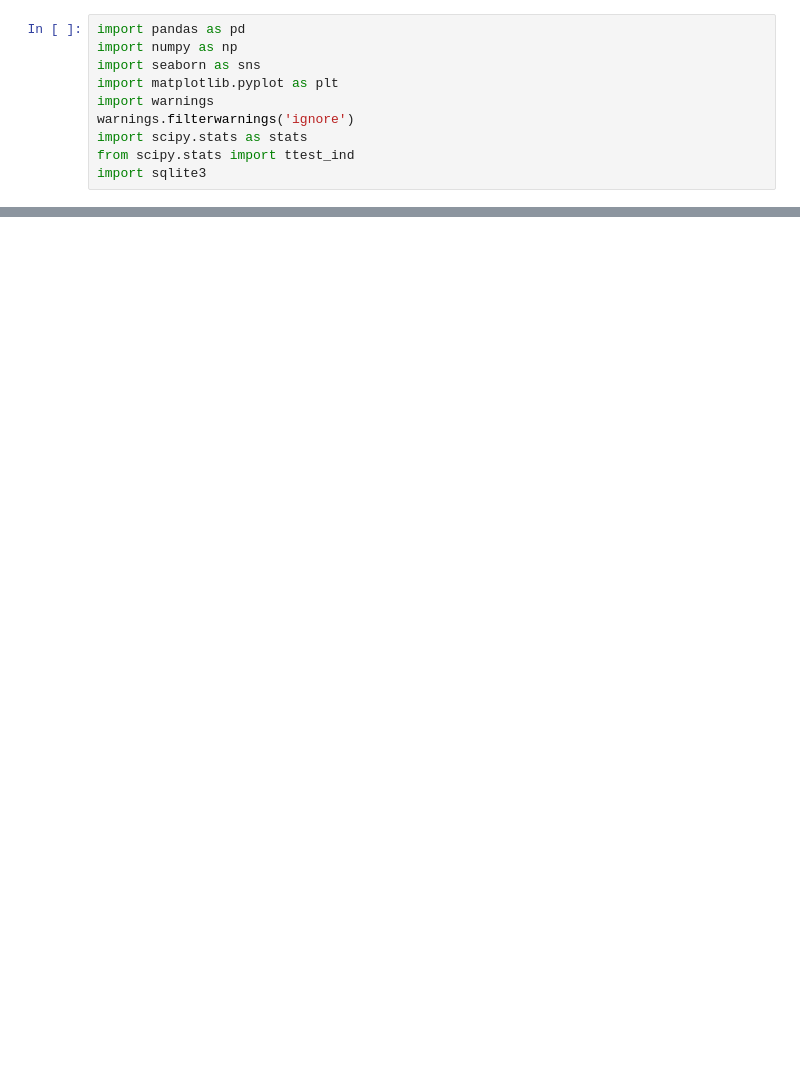
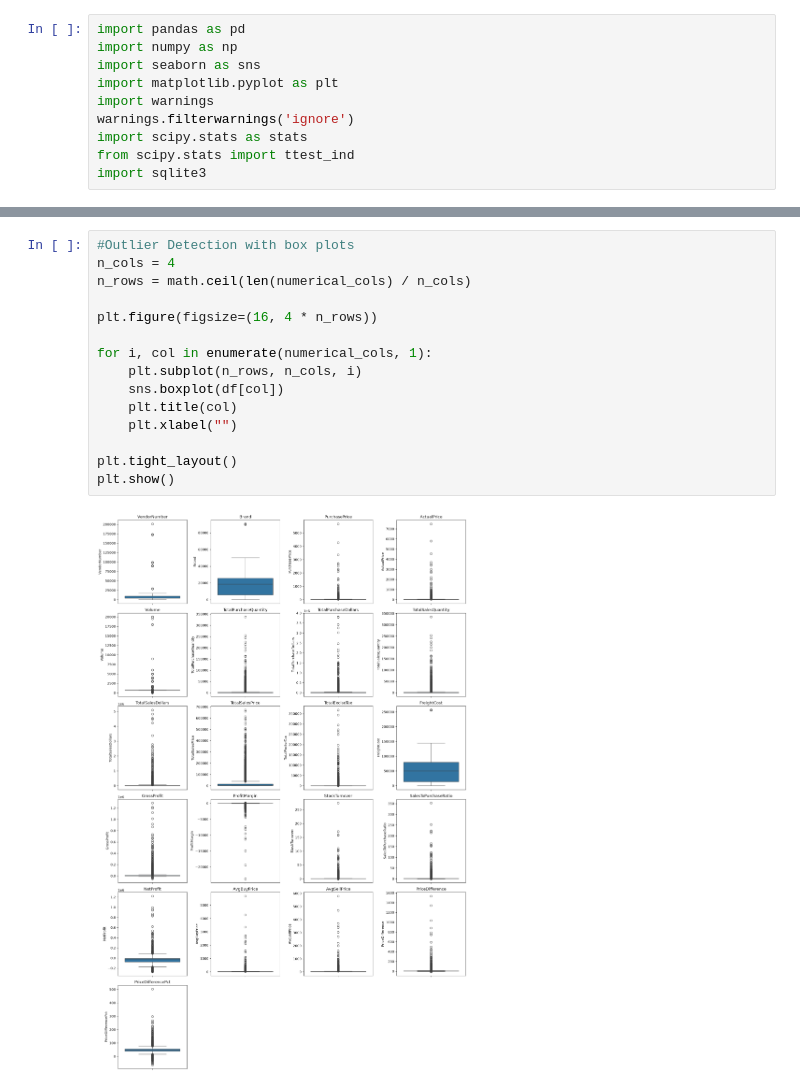
Before and after one commit to sidhesh-tavare/Vendor-Performance-Analysis, a Jupyter notebook: notebook/Vendor_Performance_Analysis.ipynb, the cells around one changed output, grey strips where cells are left out. Drawn from its saved outputs; the diff is of its cells as text; blank space fills up the shorter version.

```diff
--- a/notebook/Vendor_Performance_Analysis.ipynb
+++ b/notebook/Vendor_Performance_Analysis.ipynb
@@ -16,0 +79,17 @@ df
+# %%
+#Outlier Detection with box plots
+n_cols = 4
+n_rows = math.ceil(len(numerical_cols) / n_cols)
+
+plt.figure(figsize=(16, 4 * n_rows))
+
+for i, col in enumerate(numerical_cols, 1):
+    plt.subplot(n_rows, n_cols, i)
+    sns.boxplot(df[col])
+    plt.title(col)
+    plt.xlabel("")
+
+plt.tight_layout()
+plt.show()
+# %% [output]
+[figure, added]
```
Also changed, not shown: parts of 64 cells of this notebook.
